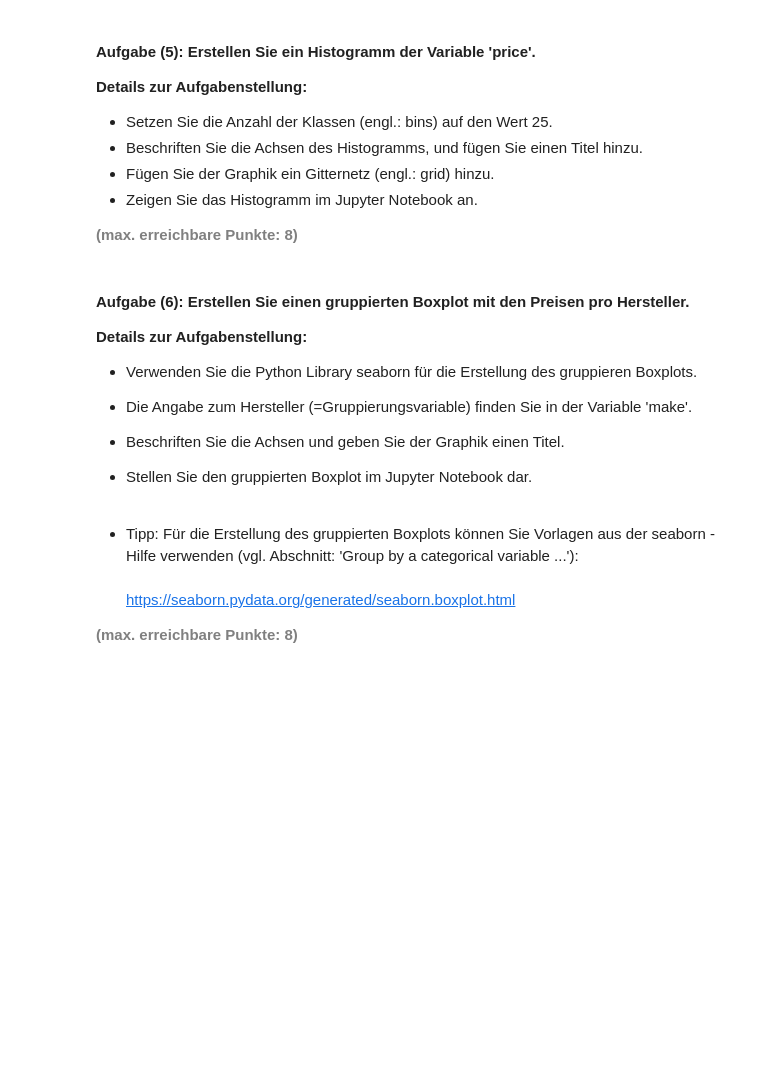
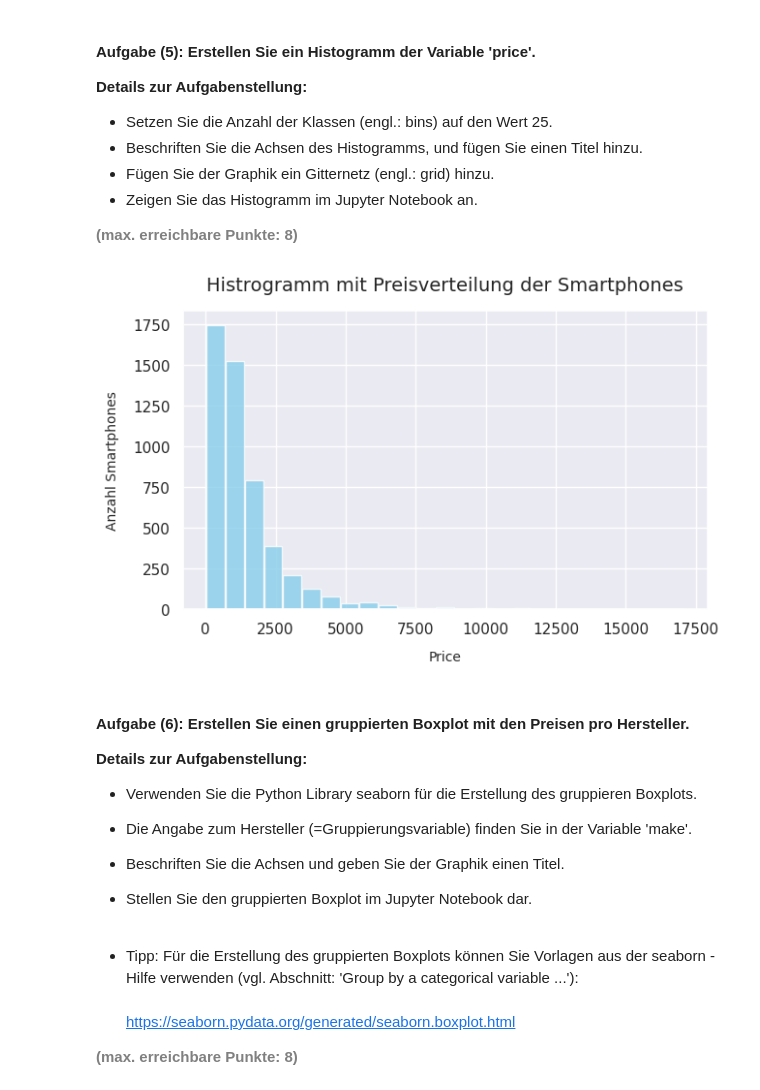
Before and after one commit to migifor-forstmi4/python_exploratory_data_analysis, a Jupyter notebook: AP02/AP02_Advanced_Data_Preparation_and_EDA.ipynb, the cells around one changed output. Saved outputs shown, nothing was run; the diff lists cells and outputs as text; code cells hidden in the pictures; blank space fills up the shorter version.

```diff
--- a/AP02/AP02_Advanced_Data_Preparation_and_EDA.ipynb
+++ b/AP02/AP02_Advanced_Data_Preparation_and_EDA.ipynb
@@ -379,6 +379,25 @@ pivot_table
 <b style="color: gray;">(max. erreichbare Punkte: 8)</b>
 # %%
 # Erstellen, Beschriften und Anzeigen des Histogramms
+fig = plt.figure (figsize = (7,4))                      #Figsize definiert die Größe des Plots in Zoll
+n, bins, patches = plt.hist (x=df['price'],             #plt.hist erstellt ein Histogramm der 'price'-Daten im DataFrame 'df'
+                             bins=25,                   #als Bins werden 25 Intervalle verwendet
+                             color = 'skyblue',
+                             alpha = 0.80,
+                             rwidth = 0.95)             #rwidth definiert die Breite der Balken im Histogramm
+
+# Beschriftung der Achsen hinzufügen des Titels
+plt.xlabel ('Price', fontsize = 10, labelpad = 10)      #plt.xlabel fügt dem Histogramm eine Beschriftung für die x-Achse hinzu
+plt.ylabel ('Anzahl Smartphones', fontsize = 10, labelpad = 10)     #plt.ylabel fügt dem Histogramm eine Beschriftung für die y-Achse hinzu
+plt.title ('Histrogramm mit Preisverteilung der Smartphones', fontsize = 14, pad = 15) #plt.title fügt dem Histogramm einen Titel hinzu / pad definiert den Abstand des Titels zum Plot
+
+# Grid hinzufügen
+plt.grid(True)
+
+#Zeige den Plot
+plt.show()
+# %% [output]
+[figure, added]
 # %% [markdown]
 #### <b>Aufgabe (6): Erstellen Sie einen gruppierten Boxplot mit den Preisen pro Hersteller.</b>
 <b>Details zur Aufgabenstellung: </b>
```
